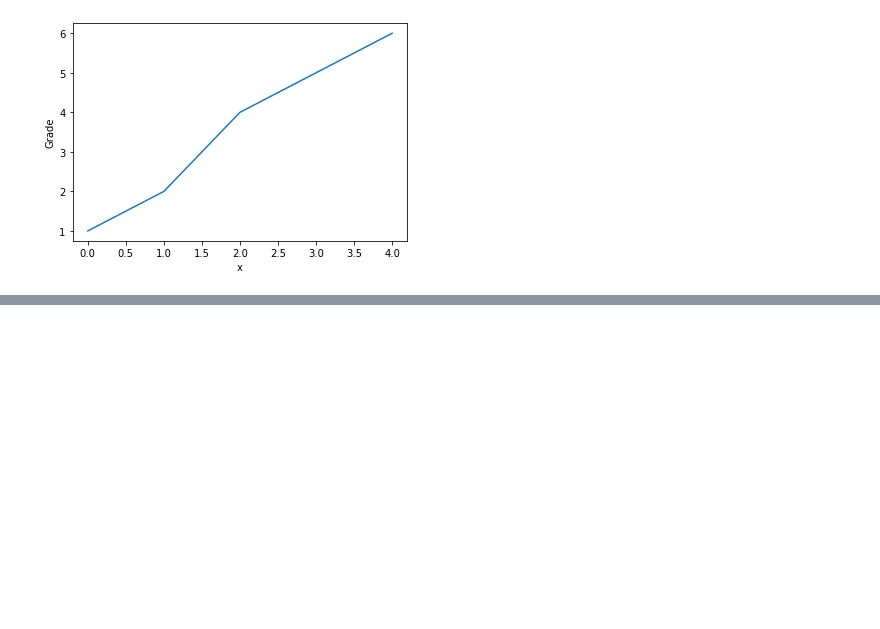
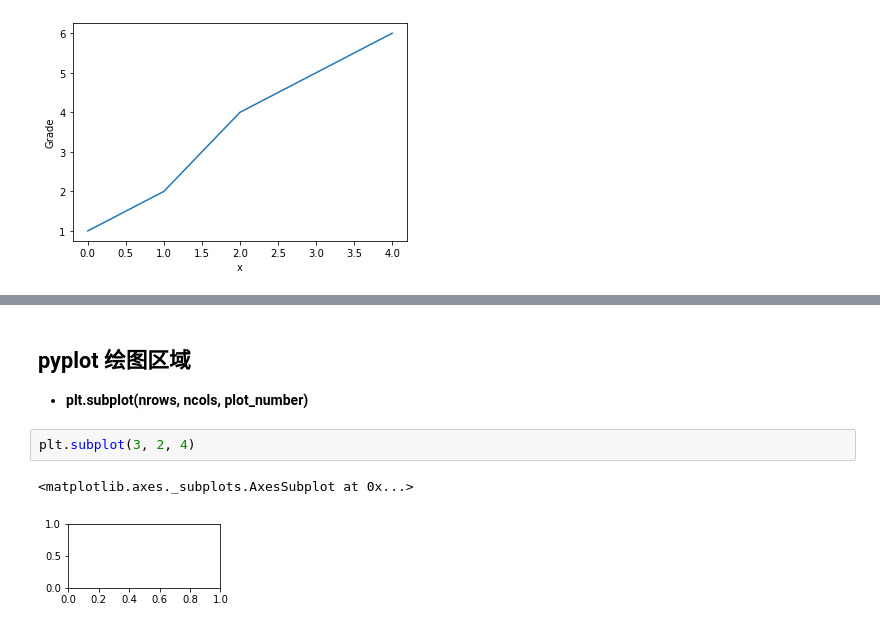
Before and after one commit to Pokoai/Data-Analysis-and-Display, a Jupyter notebook: Python数据分析与展示.ipynb, the cells around one changed output, grey strips where cells are left out. Saved outputs shown, nothing was run; the diff lists cells and outputs as text; blank space fills up the shorter version.

```diff
--- a/Python数据分析与展示.ipynb
+++ b/Python数据分析与展示.ipynb
@@ -738,0 +749,8 @@ plt.show()
+# %% [markdown]
+## pyplot 绘图区域
+- **plt.subplot(nrows, ncols, plot_number)**
+# %%
+plt.subplot(3, 2, 4)
+# %% [output]
+<matplotlib.axes._subplots.AxesSubplot at 0x...>
+[figure, added]
```
Also changed, not shown: parts of 33 cells of this notebook.
